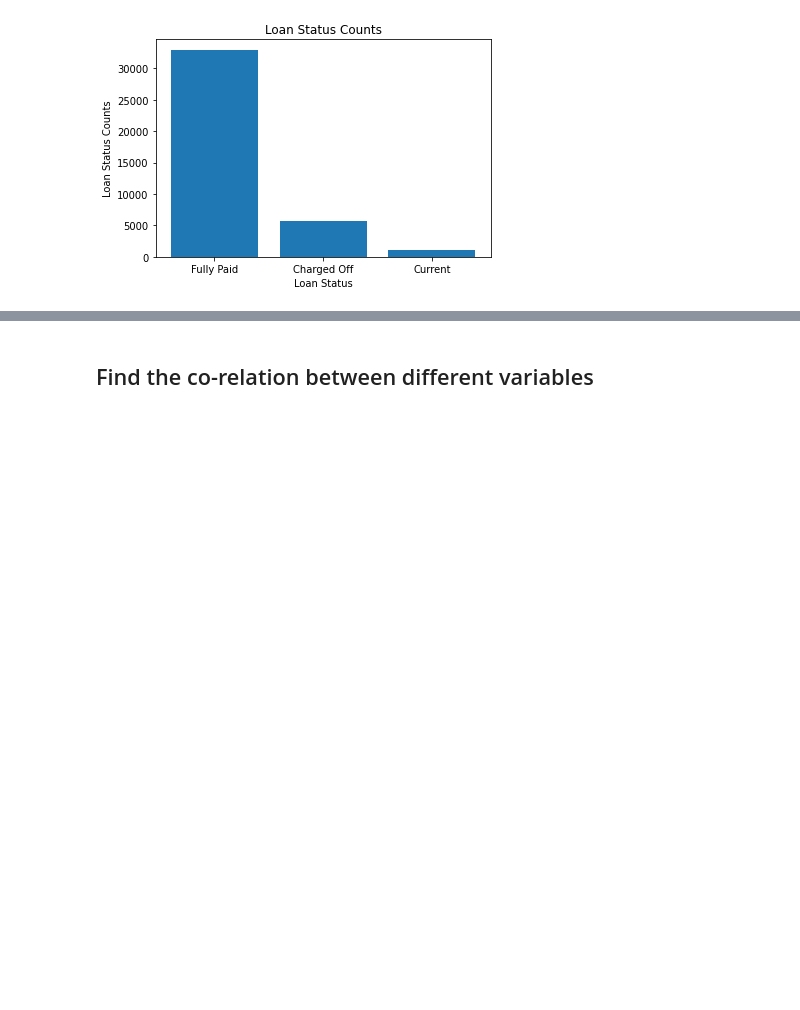
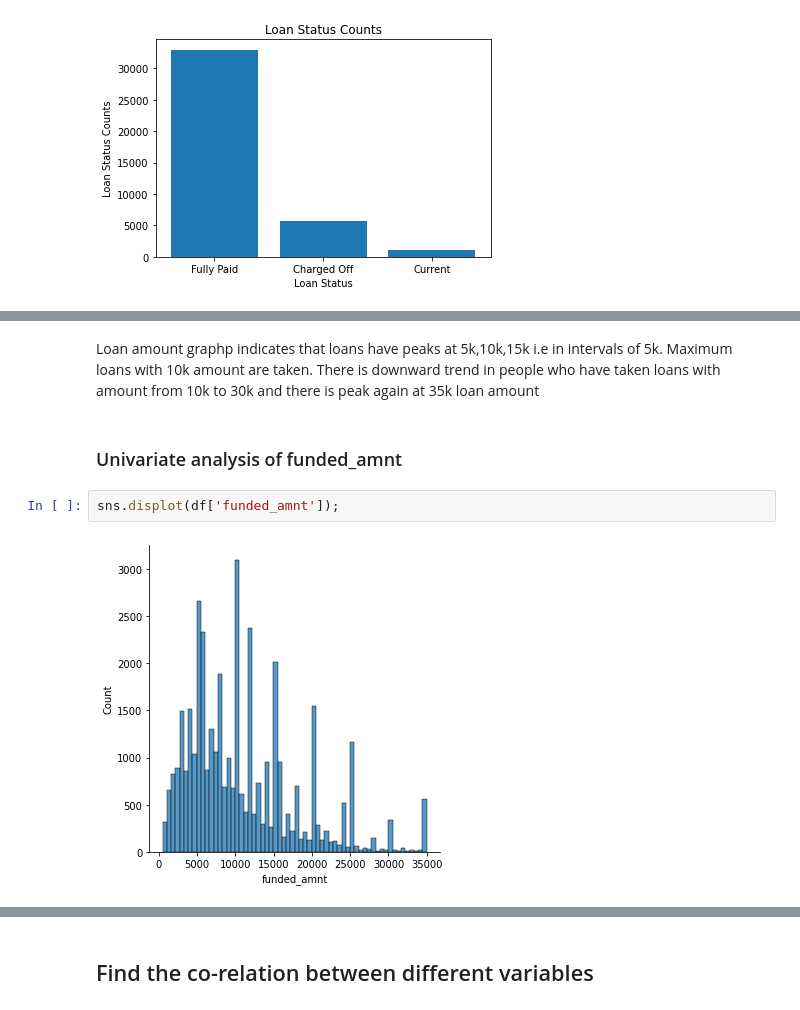
Before and after one commit to geeta-m-desai/LendingClubCaseStudy, a Jupyter notebook: Group_Facilitator_Geeta.ipynb, the cells around one changed output, grey strips where cells are left out. Saved outputs shown, nothing was run; the diff lists cells and outputs as text; blank space fills up the shorter version.

```diff
--- a/Group_Facilitator_Geeta.ipynb
+++ b/Group_Facilitator_Geeta.ipynb
@@ -331,0 +338,8 @@ plt.show()
+# %% [markdown]
+Loan amount graphp indicates that loans have peaks at 5k,10k,15k i.e in intervals of 5k. Maximum loans with 10k amount are taken. There is downward trend in people who have taken loans with amount from 10k to 30k and there is peak again at 35k loan amount
+# %% [markdown]
+### Univariate analysis of funded_amnt
+# %%
+sns.displot(df['funded_amnt']);
+# %% [output]
+[figure, added]
```
Also changed, not shown: parts of 10 cells of this notebook.
